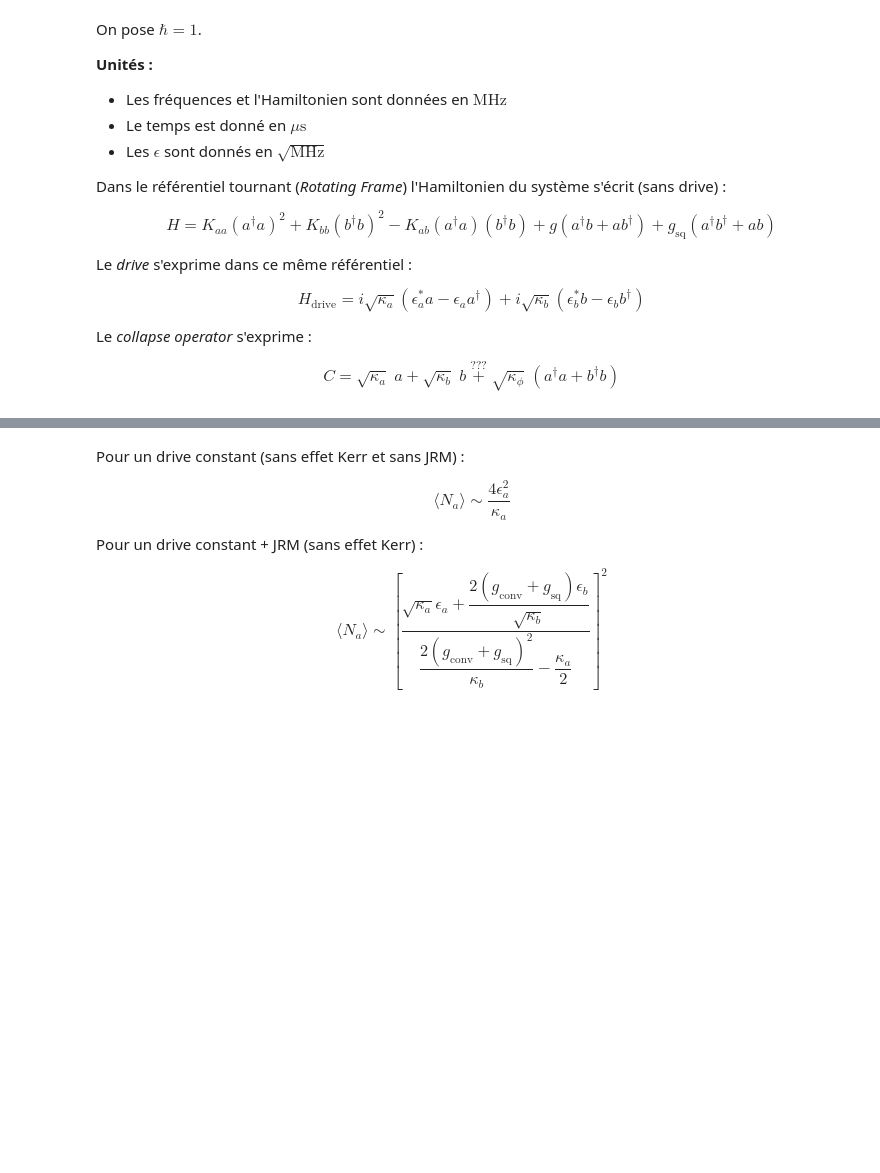
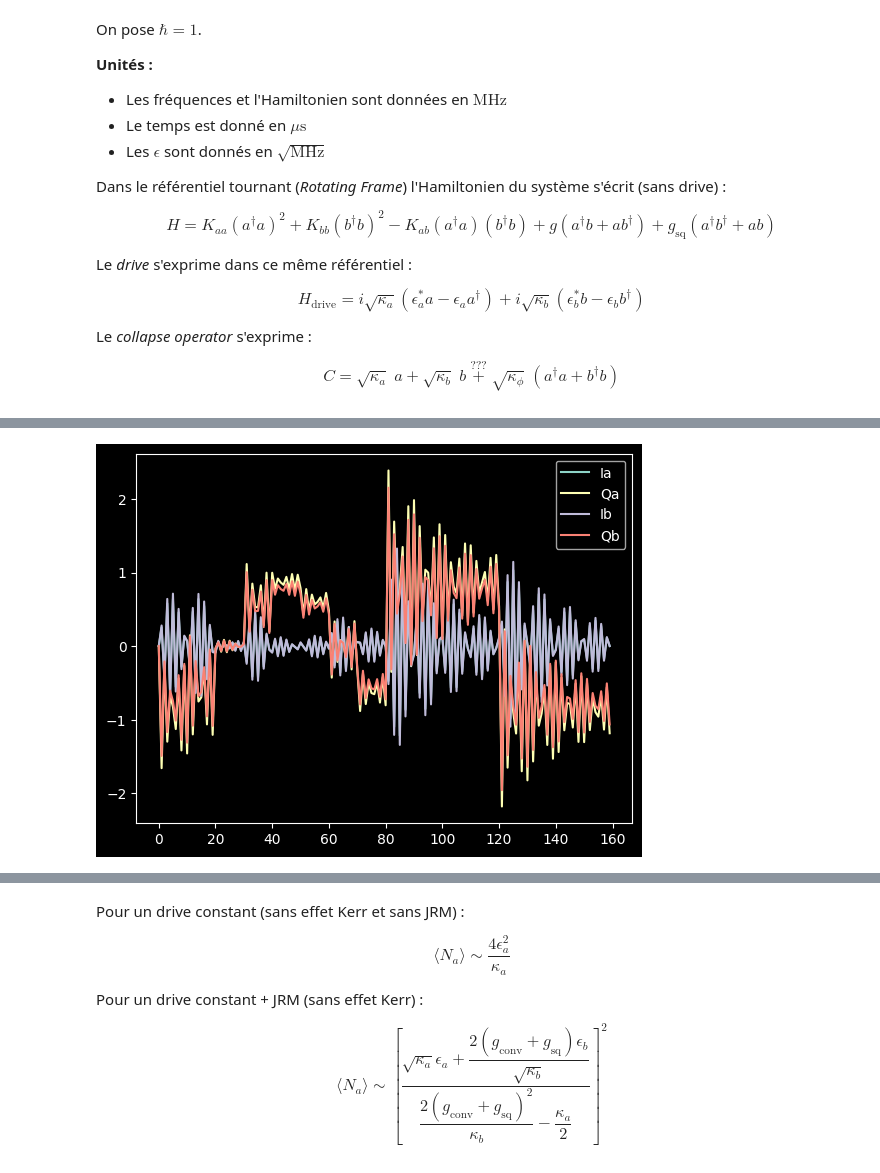
Before and after one commit to nicolasmalet/Quantum-Learn, a Jupyter notebook: Test.ipynb, the cells around one changed output, grey strips where cells are left out. Drawn from its saved outputs; the diff is of its cells as text; code cells hidden in the pictures; blank space fills up the shorter version.

```diff
--- a/Test.ipynb
+++ b/Test.ipynb
@@ -27,9 +27,9 @@ $$ C = \sqrt{\kappa_a}\; a + \sqrt{\kappa_b}\; b \; \overset{???}{+}\; \sqrt{\ka
 # %%
 X = jnp.array([-1, -0.7, 0, 0.7, 1, 0.7, 0, -0.7, 1, 1, 1, 1, -1, -1, -1, -1])
 #X = jnp.array([1, 1, 1, 1, -1, -1, -1, -1])
-params_G = [QuantumParameters(700, 15)]
+params_G = [QuantumParameters(700, 15, 0, 0, 0, 0)]
 
-QP_Dudas = QuantumConstants(
+QP_Dudas = JPCConfig(
     DIM_A=15,
     DIM_B=15,
     OMEGA_A=1e4,
@@ -41,14 +41,15 @@ QP_Dudas = QuantumConstants(
     K_AB=0.05,
     EPSILON_A=130,
     EPSILON_B=130,
-    DRIVE_DURATION=0.04
+    DRIVE_DURATION=0.04,
+    MEASURE_RESOLUTION=10,
+    SIMULATION_RESOLUTION=10
 )
 
 QP = QP_Dudas
 
-SP = SimulationConstants(10, 150)
 
-chip = JpcChip(QP, SP)
+chip = JpcChip(QP)
 # %%
 t1 = time()
 A = chip.run_simulation(X, params_G)
@@ -62,0 +71,4 @@ Tr_a, TR_b = A[0].plot_trace_verification()
+# %%
+A[0].quadratures.plot()
+# %% [output]
+[figure, added]
```
Also changed, not shown: parts of 6 cells of this notebook, 31 other files.
